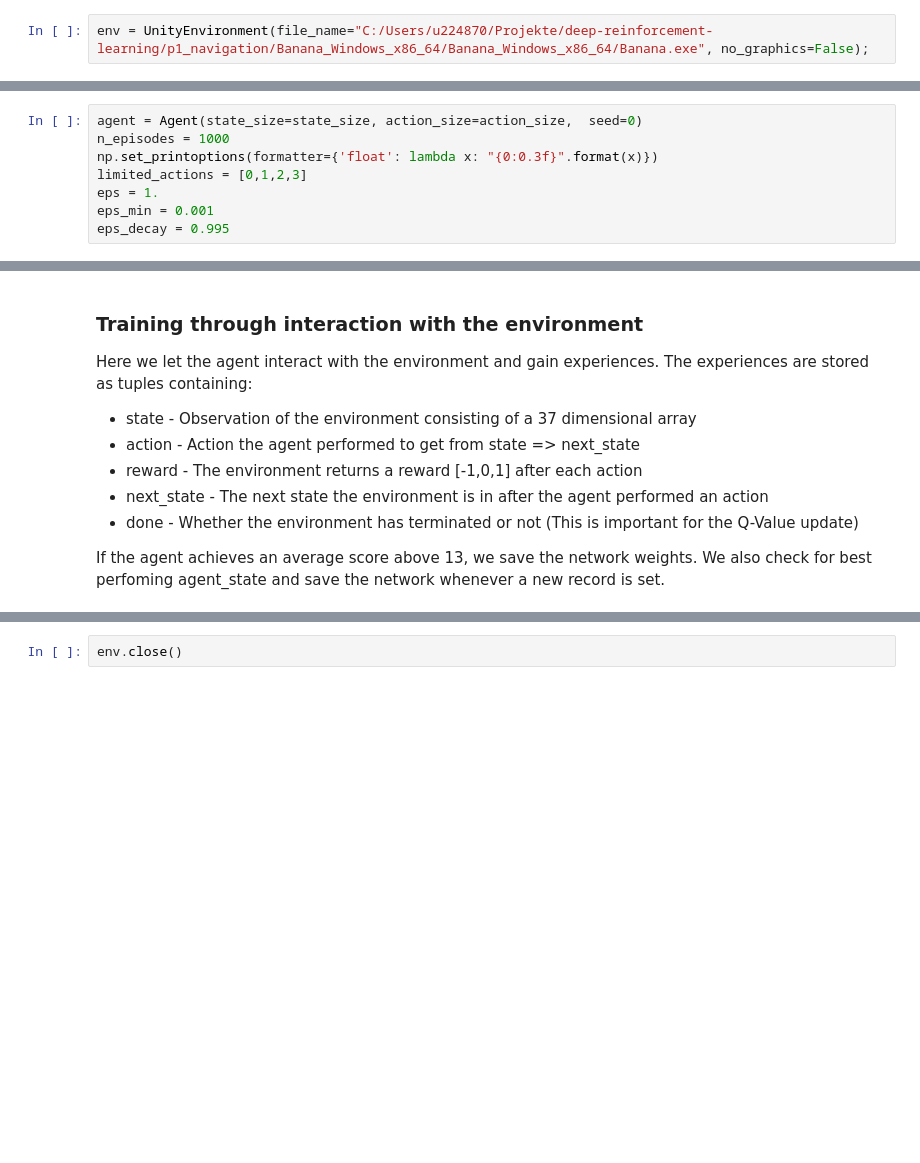
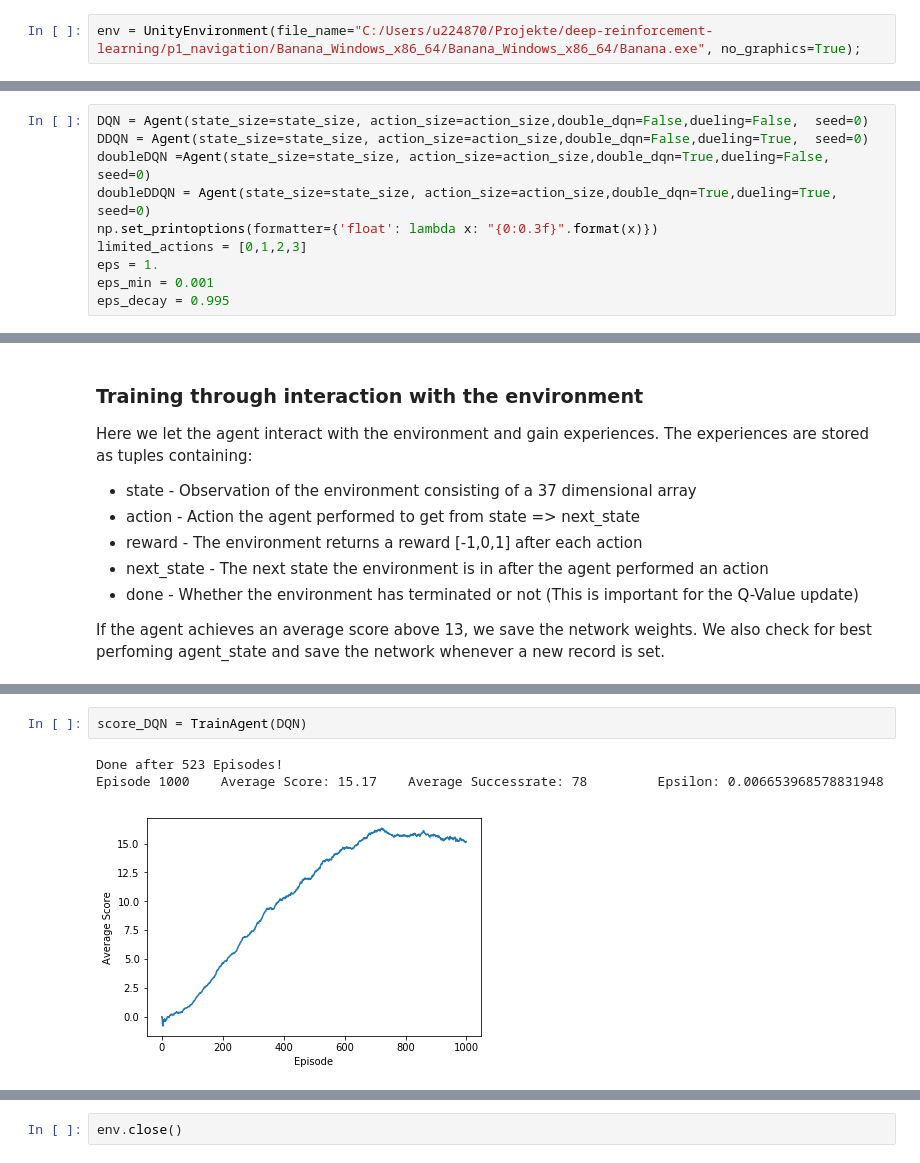
Before and after one commit to MLerik/Deep-Reinforcement-Learning, a Jupyter notebook: Navigation/Navigation.ipynb, the cells around one changed output, grey strips where cells are left out. Cells and saved outputs as stored; diff of their text form; blank space fills up the shorter version.

````diff
--- a/Navigation/Navigation.ipynb
+++ b/Navigation/Navigation.ipynb
@@ -27,7 +27,7 @@ For instance, if you are using a Mac, then you downloaded `Banana.app`.  If this
 env = UnityEnvironment(file_name="Banana.app")
 ```
 # %%
-env = UnityEnvironment(file_name="C:/Users/u224870/Projekte/deep-reinforcement-learning/p1_navigation/Banana_Windows_x86_64/Banana_Windows_x86_64/Banana.exe", no_graphics=False);
+env = UnityEnvironment(file_name="C:/Users/u224870/Projekte/deep-reinforcement-learning/p1_navigation/Banana_Windows_x86_64/Banana_Windows_x86_64/Banana.exe", no_graphics=True);
 # %% [output]
 INFO:unityagents:
 'Academy' started successfully!
@@ -120,8 +120,10 @@ Hyperparameters:
 
 All other hyperparameters are set in the Agent and Model files.
 # %%
-agent = Agent(state_size=state_size, action_size=action_size,  seed=0)
-n_episodes = 1000
+DQN = Agent(state_size=state_size, action_size=action_size,double_dqn=False,dueling=False,  seed=0)
+DDQN = Agent(state_size=state_size, action_size=action_size,double_dqn=False,dueling=True,  seed=0)
+doubleDQN =Agent(state_size=state_size, action_size=action_size,double_dqn=True,dueling=False,  seed=0)
+doubleDDQN = Agent(state_size=state_size, action_size=action_size,double_dqn=True,dueling=True,  seed=0)
 np.set_printoptions(formatter={'float': lambda x: "{0:0.3f}".format(x)})
 limited_actions = [0,1,2,3]
 eps = 1.
@@ -194,0 +200,6 @@ plt.savefig("./Training.png")
+# %%
+score_DQN = TrainAgent(DQN)
+# %% [output]
+Done after 523 Episodes!
+Episode 1000    Average Score: 15.17    Average Successrate: 78         Epsilon: 0.006653968578831948
+[figure, added]
````
Also changed, not shown: parts of 7 cells of this notebook, 5 other files.
